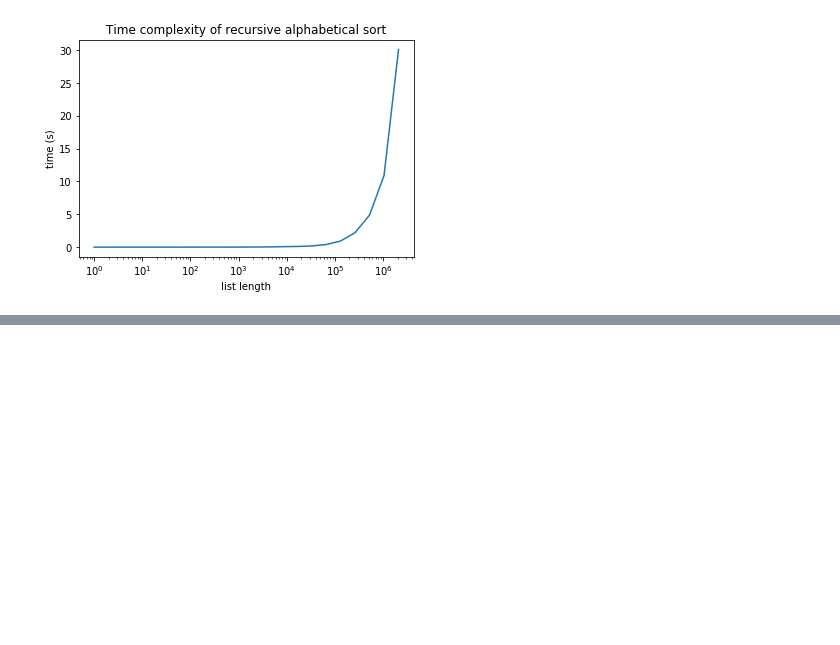
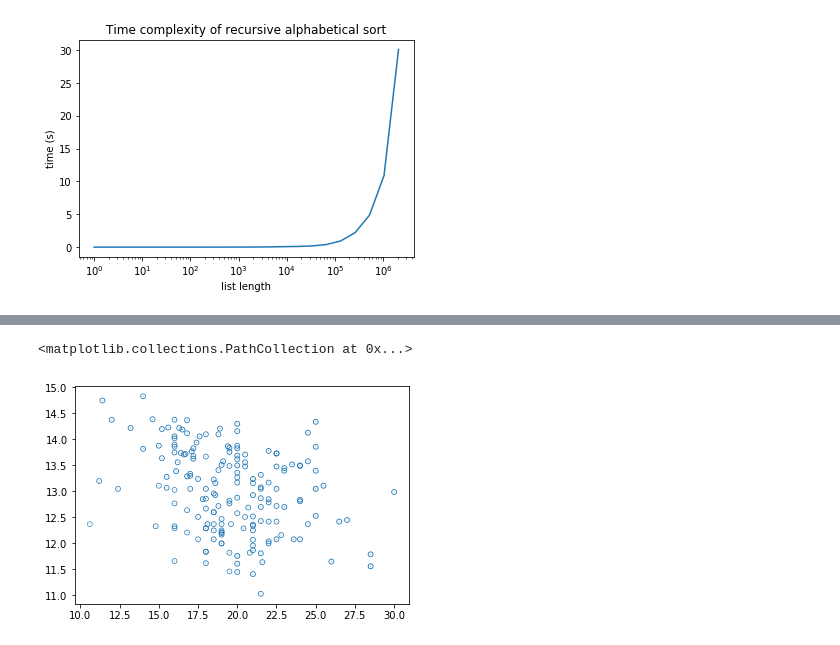
Before and after one commit to Debodeep94/ADM-HW4, a Jupyter notebook: main.ipynb, the cells around one changed output, grey strips where cells are left out. Cells and saved outputs as stored; diff of their text form; code cells hidden in the pictures; blank space fills up the shorter version.

```diff
--- a/main.ipynb
+++ b/main.ipynb
@@ -641,0 +860,4 @@ plt.show()
+# %%
+Y = data[['Alcohol','Alcalinity_of_ash','Ash']]
+# %%
+df=kmeans(Y)
@@ -641,0 +916,5 @@ plt.show()
+# %%
+plt.scatter(df['Alcalinity_of_ash'],df["Alcohol"],df['Ash'],marker='.', linewidths=5)
+# %% [output]
+<matplotlib.collections.PathCollection at 0x...>
+[figure, added]
```
Also changed, not shown: parts of 56 cells of this notebook, 1 other file.
